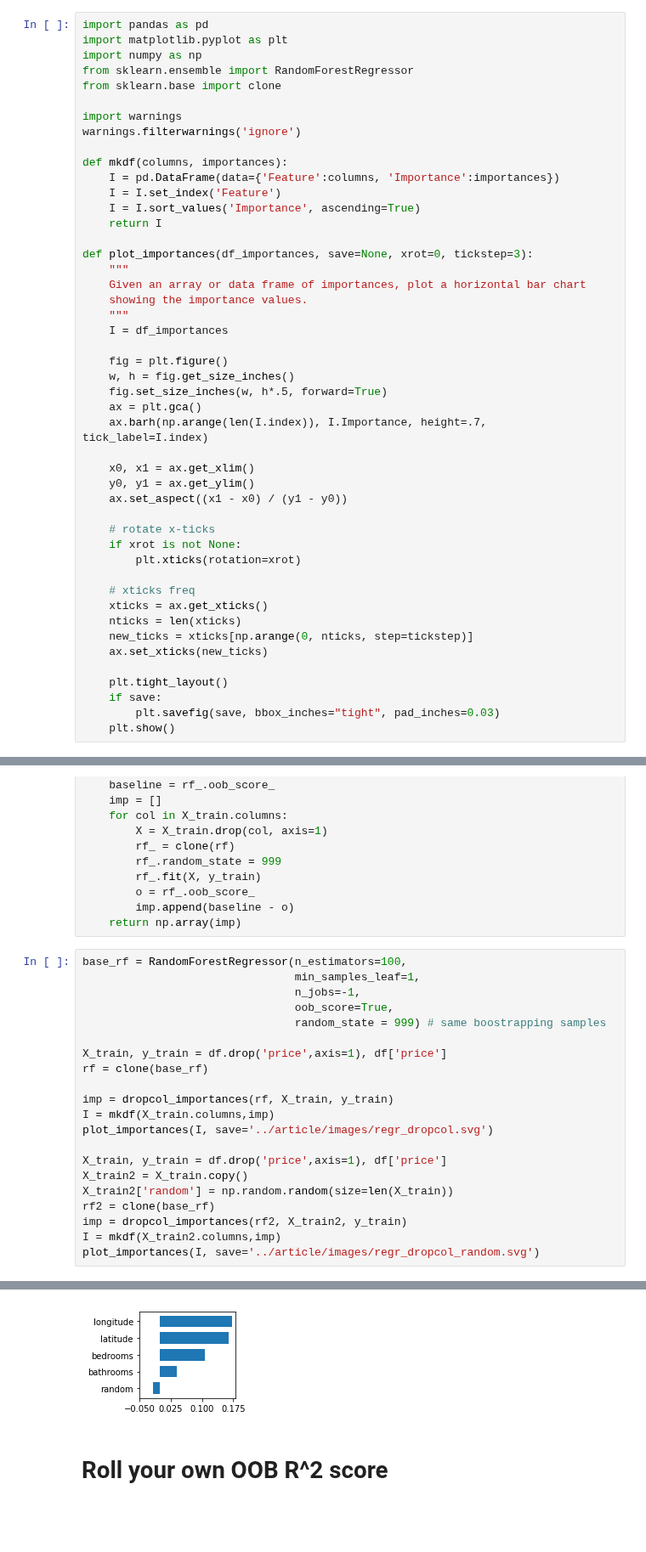
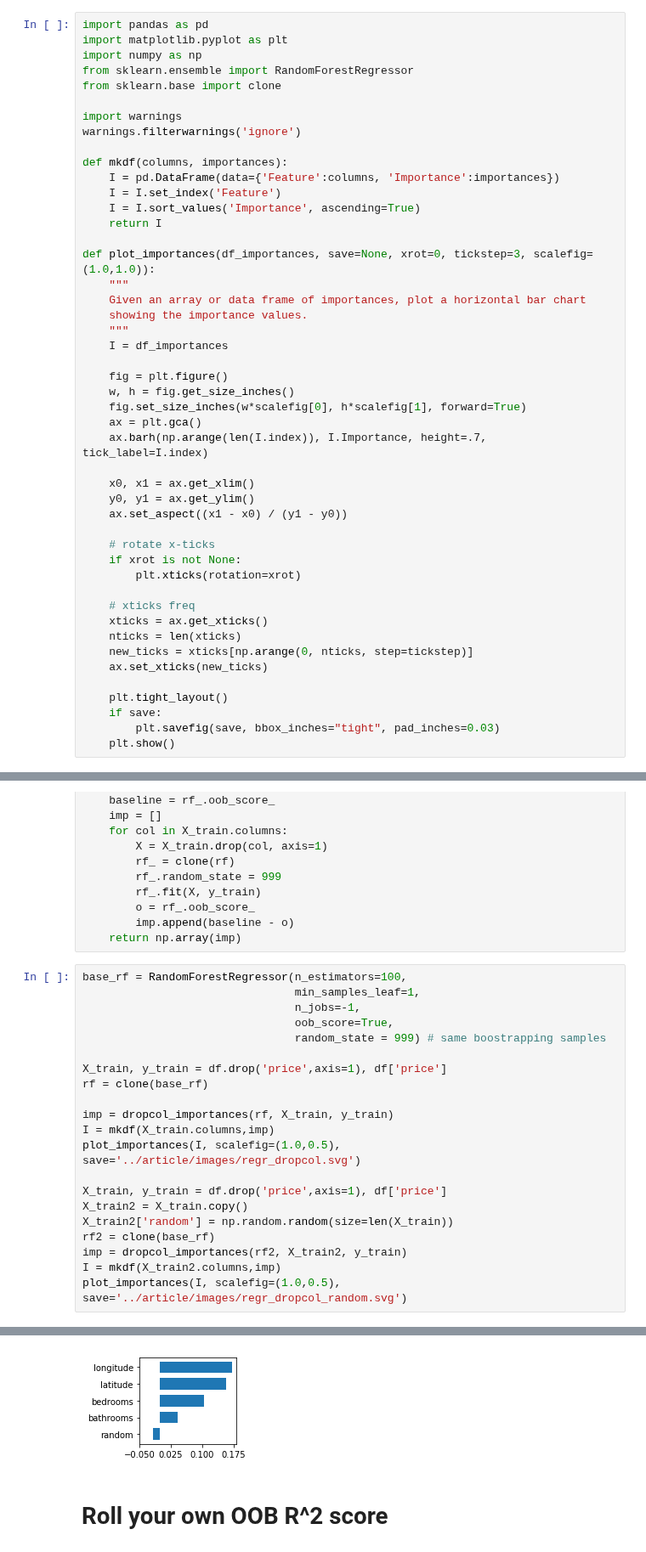
Before and after one commit to parrt/random-forest-importances, a Jupyter notebook: notebooks/permutation-importances-regressor.ipynb, the cells around one changed output, grey strips where cells are left out. Shown at 85% size. Saved outputs shown, nothing was run; the diff lists cells and outputs as text; blank space fills up the shorter version.

```diff
--- a/notebooks/permutation-importances-regressor.ipynb
+++ b/notebooks/permutation-importances-regressor.ipynb
@@ -14,7 +14,7 @@ def mkdf(columns, importances):
     I = I.sort_values('Importance', ascending=True)
     return I
 
-def plot_importances(df_importances, save=None, xrot=0, tickstep=3):
+def plot_importances(df_importances, save=None, xrot=0, tickstep=3, scalefig=(1.0,1.0)):
     """
     Given an array or data frame of importances, plot a horizontal bar chart
     showing the importance values.
@@ -23,7 +23,7 @@ def plot_importances(df_importances, save=None, xrot=0, tickstep=3):
 
     fig = plt.figure()
     w, h = fig.get_size_inches()
-    fig.set_size_inches(w, h*.5, forward=True)
+    fig.set_size_inches(w*scalefig[0], h*scalefig[1], forward=True)
     ax = plt.gca()
     ax.barh(np.arange(len(I.index)), I.Importance, height=.7, tick_label=I.index)
 
@@ -109,27 +111,27 @@ def dropcol_importances(rf, X_train, y_train):
 # %%
 base_rf = RandomForestRegressor(n_estimators=100,
                                 min_samples_leaf=1,
                                 n_jobs=-1,
                                 oob_score=True,
                                 random_state = 999) # same boostrapping samples
 
 X_train, y_train = df.drop('price',axis=1), df['price']
 rf = clone(base_rf)
 
 imp = dropcol_importances(rf, X_train, y_train)
 I = mkdf(X_train.columns,imp)
-plot_importances(I, save='../article/images/regr_dropcol.svg')
+plot_importances(I, scalefig=(1.0,0.5), save='../article/images/regr_dropcol.svg')
 
 X_train, y_train = df.drop('price',axis=1), df['price']
 X_train2 = X_train.copy()
 X_train2['random'] = np.random.random(size=len(X_train))
 rf2 = clone(base_rf)
 imp = dropcol_importances(rf2, X_train2, y_train)
 I = mkdf(X_train2.columns,imp)
-plot_importances(I, save='../article/images/regr_dropcol_random.svg')
+plot_importances(I, scalefig=(1.0,0.5), save='../article/images/regr_dropcol_random.svg')
 # %% [output]
 [figure]
-[figure, old version]
+[figure, new version]
 # %% [markdown]
 # Roll your own OOB R^2 score
 # %%
```
Also changed, not shown: parts of 2 cells of this notebook, 35 other files.
